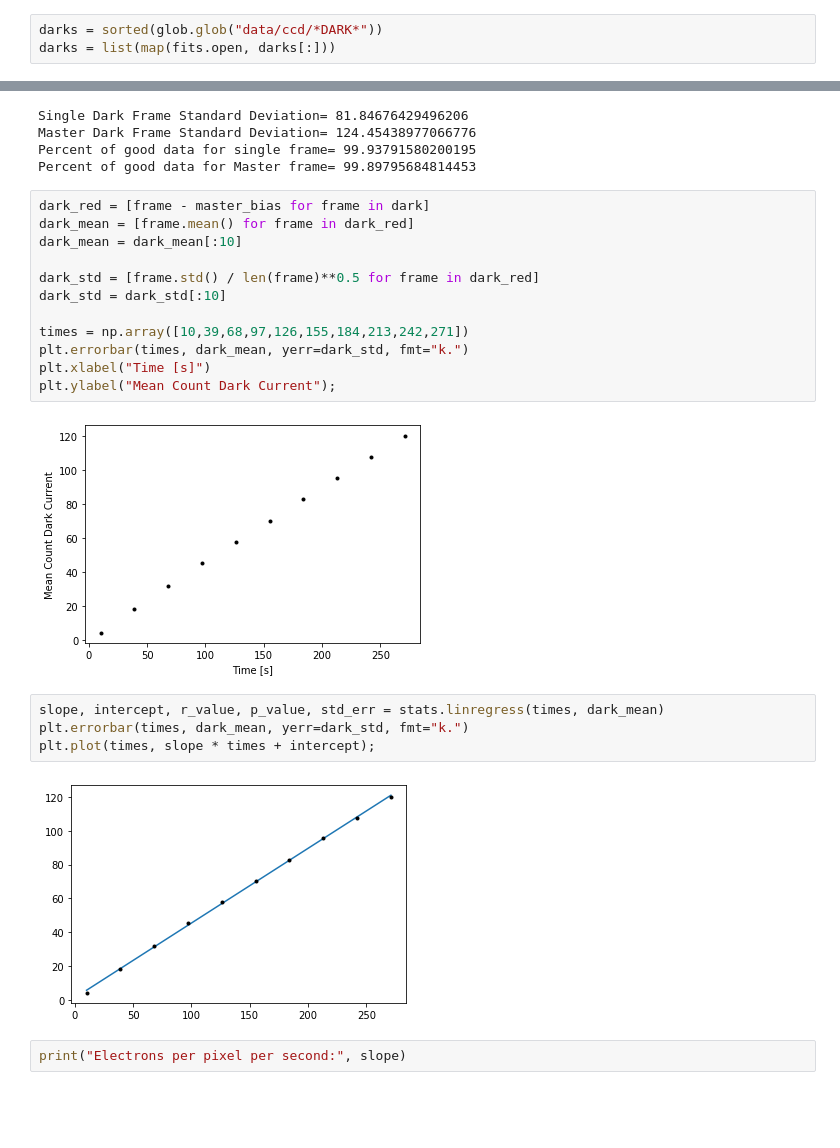
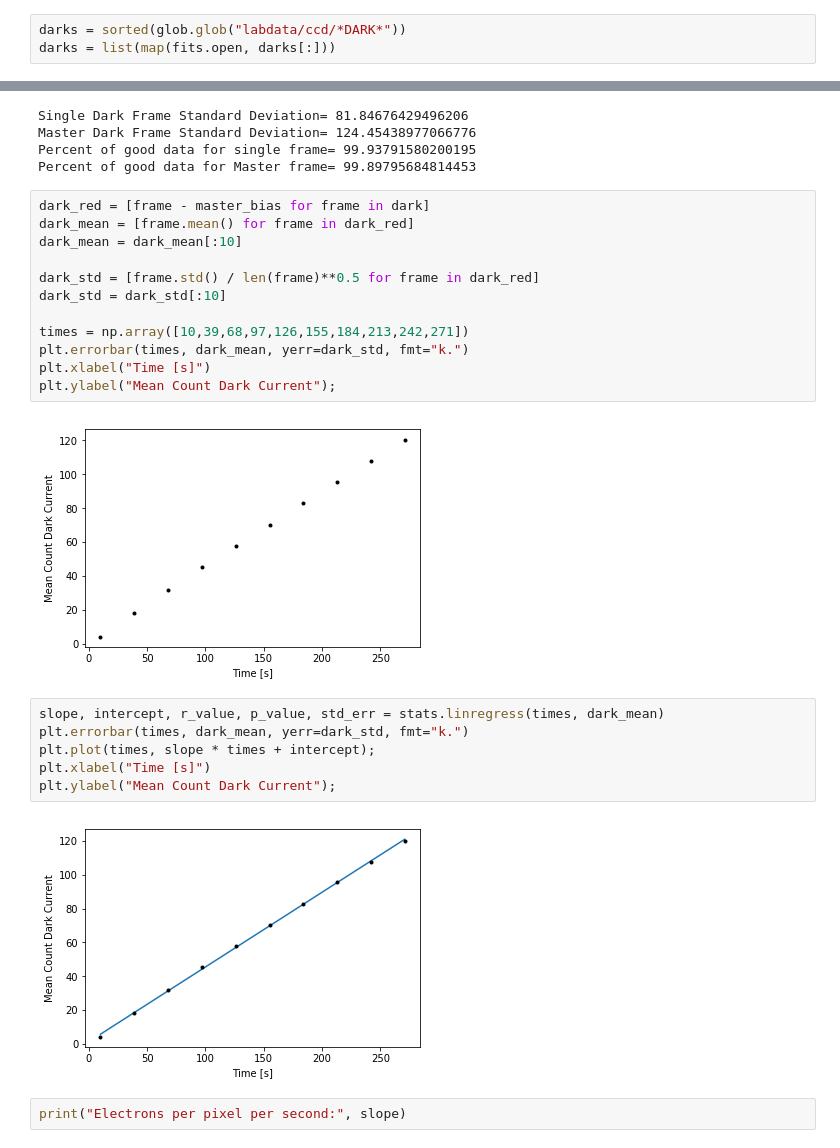
Before and after one commit to astro-kjc/AST443, a Jupyter notebook: Lab0/Lab0.ipynb, the cells around one changed output, grey strips where cells are left out. Drawn from its saved outputs; the diff is of its cells as text; blank space fills up the shorter version.

```diff
--- a/Lab0/Lab0.ipynb
+++ b/Lab0/Lab0.ipynb
@@ -86,7 +89,7 @@ Compared to colder temperature from earlier: 0.040%
 # %% [markdown]
 # 4.2 Dark Frames
 # %%
-darks = sorted(glob.glob("data/ccd/*DARK*"))
+darks = sorted(glob.glob("labdata/ccd/*DARK*"))
 darks = list(map(fits.open, darks[:]))
 # %%
 dark = []
@@ -173,13 +190,15 @@ plt.errorbar(times, dark_mean, yerr=dark_std, fmt="k.")
 plt.xlabel("Time [s]")
 plt.ylabel("Mean Count Dark Current");
 # %% [output]
-[figure, old version]
+[figure, new version]
 # %%
 slope, intercept, r_value, p_value, std_err = stats.linregress(times, dark_mean)
 plt.errorbar(times, dark_mean, yerr=dark_std, fmt="k.")
 plt.plot(times, slope * times + intercept);
+plt.xlabel("Time [s]")
+plt.ylabel("Mean Count Dark Current");
 # %% [output]
-[figure, old version]
+[figure, new version]
 # %%
 print("Electrons per pixel per second:", slope)
 # %% [output]
```
Also changed, not shown: parts of 18 cells of this notebook.
